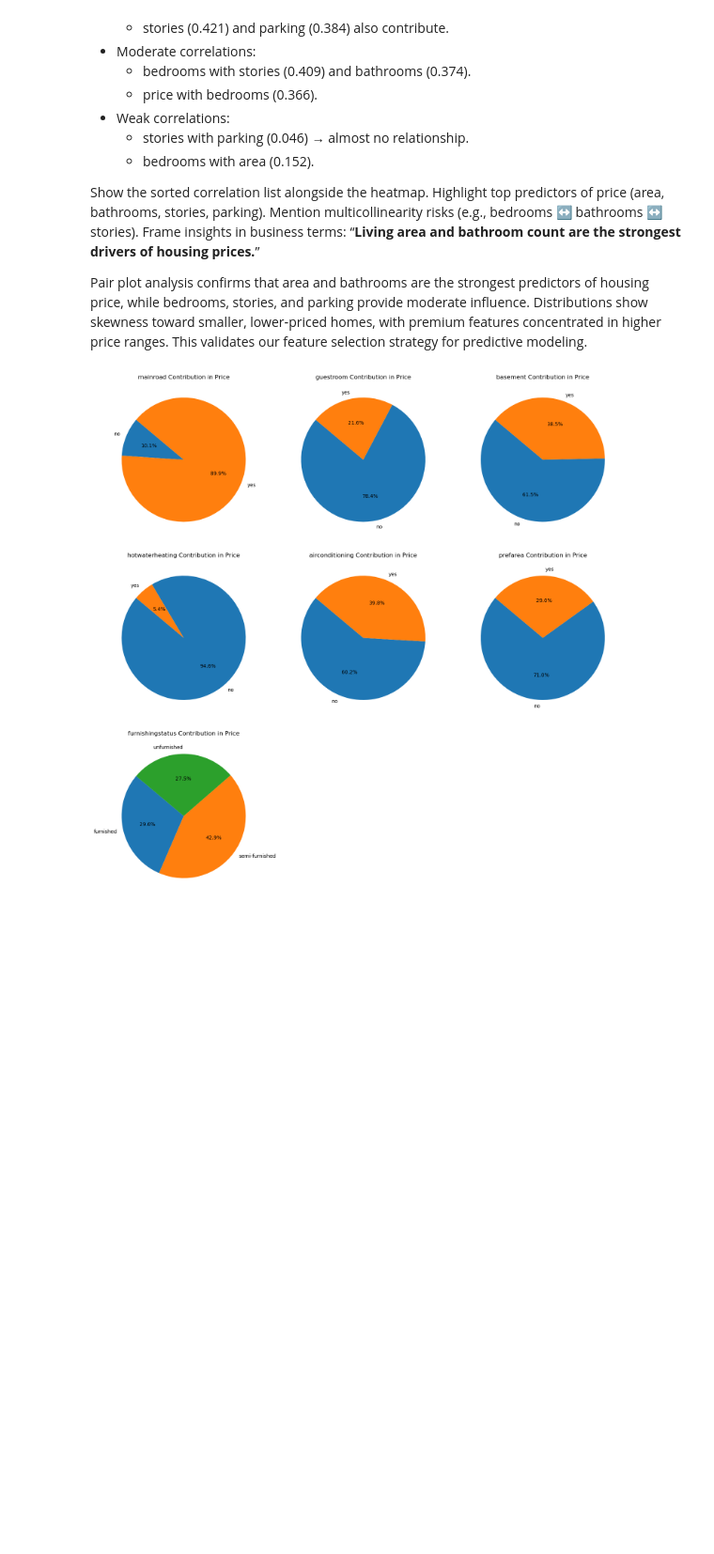
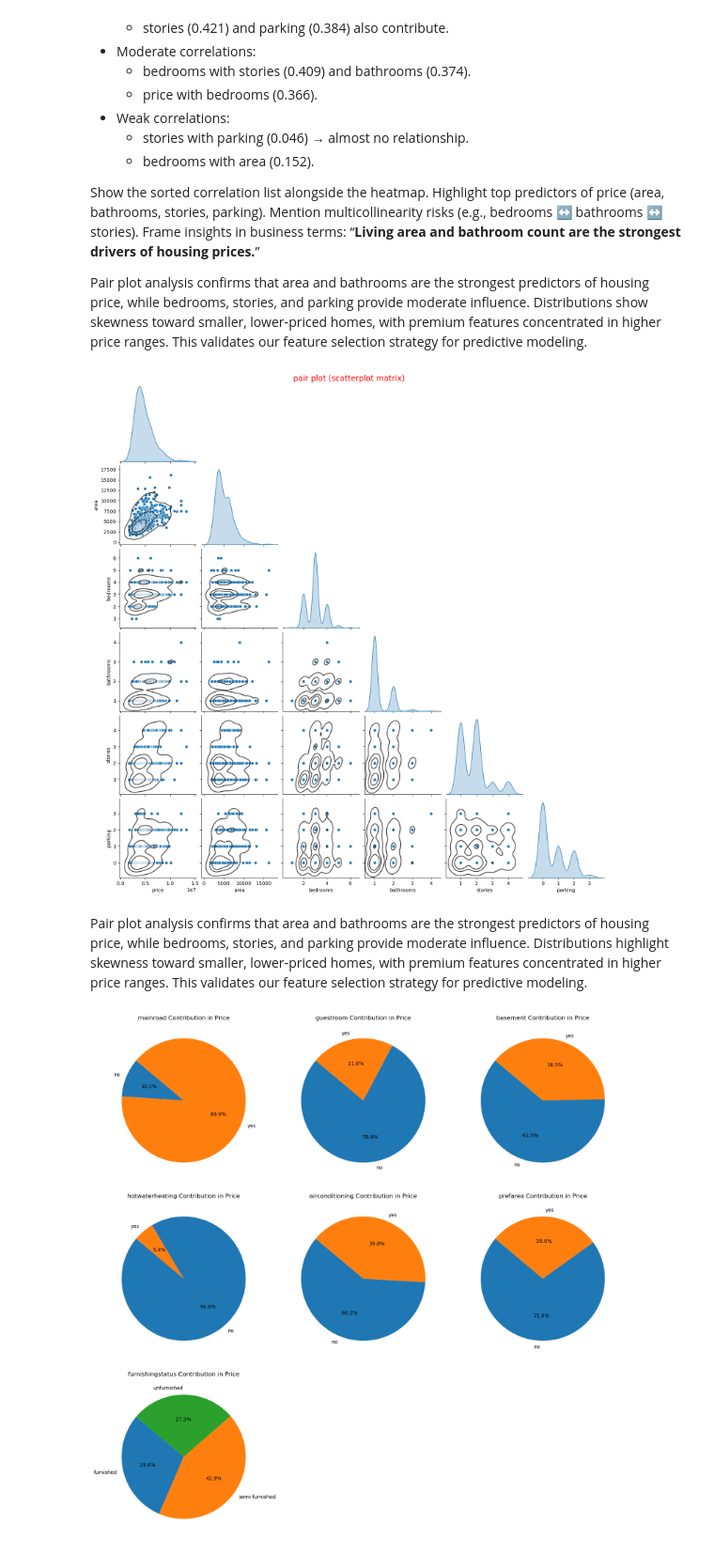
Before and after one commit to LKOBUI/stat_analysis, a Jupyter notebook: ML_Project/ProjectOnRegressions/House Prices/HousePricesProject/HousePricesProject.ipynb, the cells around one changed output. Shown at 94% size. Drawn from its saved outputs; the diff is of its cells as text; code cells hidden in the pictures; blank space fills up the shorter version.

```diff
--- a/ML_Project/ProjectOnRegressions/House Prices/HousePricesProject/HousePricesProject.ipynb
+++ b/ML_Project/ProjectOnRegressions/House Prices/HousePricesProject/HousePricesProject.ipynb
@@ -718,6 +717,15 @@ Show the sorted correlation list alongside the heatmap. Highlight top predictors
 Frame insights in business terms: “**Living area and bathroom count are the strongest drivers of housing prices.**”
 
 Pair plot analysis confirms that area and bathrooms are the strongest predictors of housing price, while bedrooms, stories, and parking provide moderate influence. Distributions show skewness toward smaller, lower‑priced homes, with premium features concentrated in higher price ranges. This validates our feature selection strategy for predictive modeling.
+# %%
+g = sns.pairplot(df, diag_kind="kde",corner=True)
+g.map_lower(sns.kdeplot, levels=4, color=".2")
+plt.suptitle("pair plot (scatterplot matrix)", y=1,fontsize=16,color='red')
+plt.show()
+# %% [output]
+[figure, added]
+# %% [markdown]
+Pair plot analysis confirms that area and bathrooms are the strongest predictors of housing price, while bedrooms, stories, and parking provide moderate influence. Distributions highlight skewness toward smaller, lower‑priced homes, with premium features concentrated in higher price ranges. This validates our feature selection strategy for predictive modeling.
 # %%
 # List of categorical variables
 categorical_vars = ['mainroad', 'guestroom', 'basement',
```
Also changed, not shown: parts of 1 cell of this notebook.
